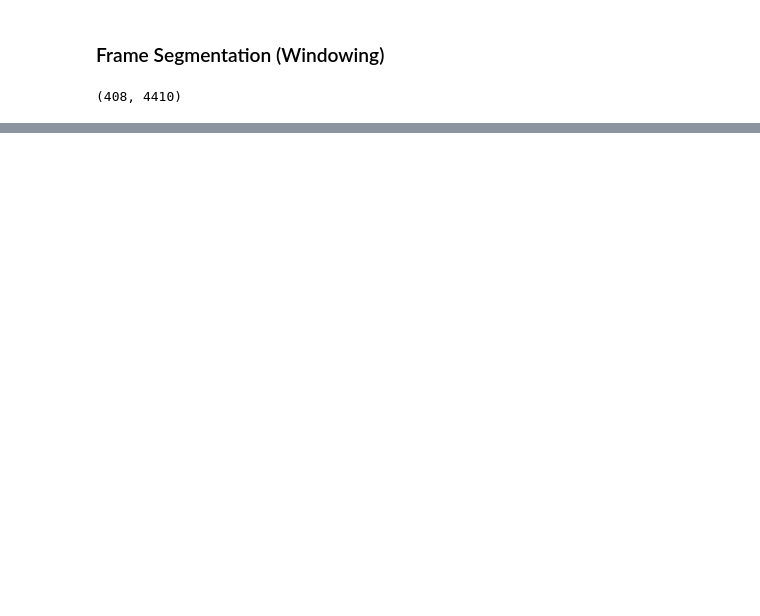
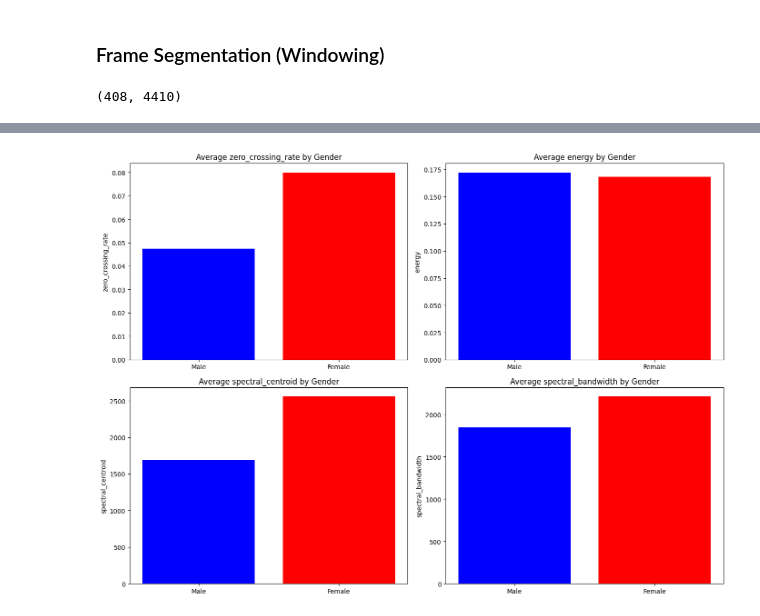
Before and after one commit to kasrahj/ML-Final-Project, a Jupyter notebook: preprocess.ipynb, the cells around one changed output, grey strips where cells are left out. Cells and saved outputs as stored; diff of their text form; code cells hidden in the pictures; blank space fills up the shorter version.

```diff
--- a/preprocess.ipynb
+++ b/preprocess.ipynb
@@ -662,0 +1419,18 @@ Processed: HW1_intro_810103123_female.mp3 (10 frames kept)
+# %%
+features_to_compare = ['zero_crossing_rate', 'energy', 'spectral_centroid', 'spectral_bandwidth']
+
+fig, axes = plt.subplots(nrows=2, ncols=2, figsize=(14, 10))
+axes = axes.flatten()
+
+for i, feature in enumerate(features_to_compare):
+    male = data_male[feature].mean()
+    female = data_female[feature].mean()
+    axes[i].bar(['Male', 'Female'], [male, female], color=['blue', 'red'])
+    axes[i].set_title(f'Average {feature} by Gender')
+    axes[i].set_ylabel(feature)
+
+
+plt.tight_layout()
+plt.show()
+# %% [output]
+[figure, added]
```
Also changed, not shown: parts of 51 cells of this notebook, 3 other files.
